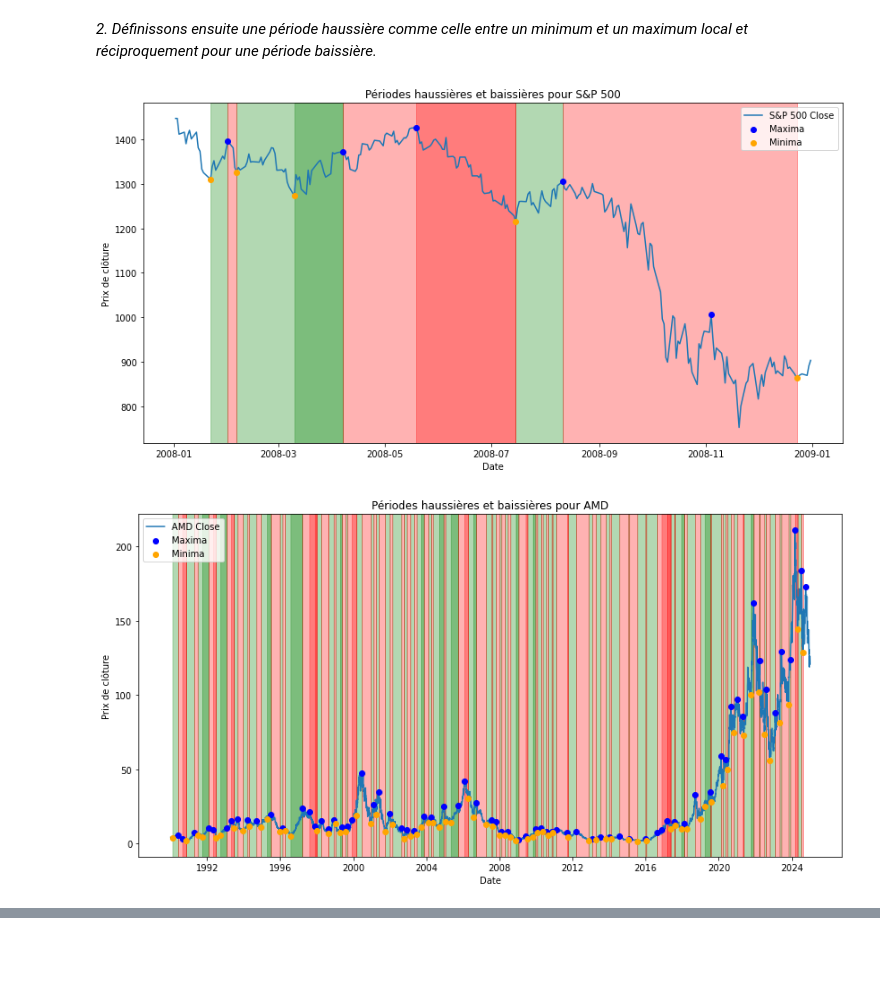
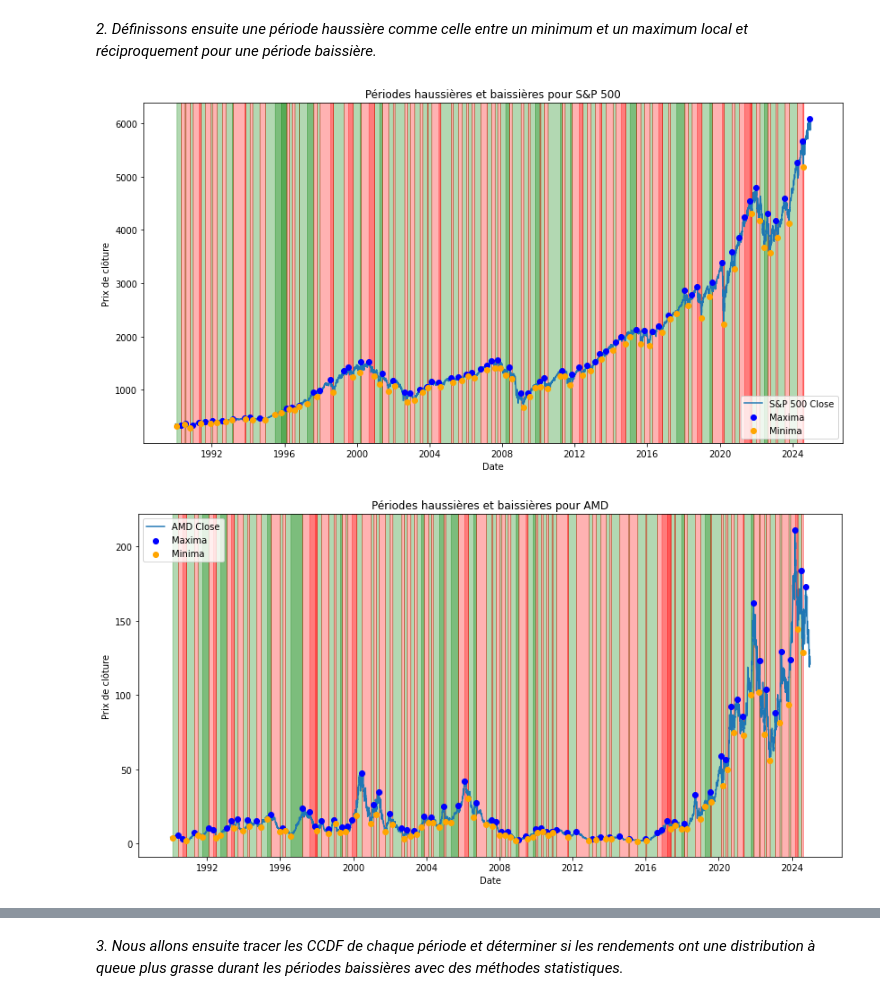
Before and after one commit to ethantrentin/Markets-Physic, a Jupyter notebook: TP1.ipynb, the cells around one changed output, grey strips where cells are left out. Saved outputs shown, nothing was run; the diff lists cells and outputs as text; code cells hidden in the pictures; blank space fills up the shorter version.

```diff
--- a/TP1.ipynb
+++ b/TP1.ipynb
@@ -369,7 +369,7 @@ Donc, malgré la présence de queues lourdes dans les rendements daily comme mon
 # %% [markdown]
 *1. D'abord, nous allons chercher les maxima et les minima locaux en utilisant scipy.signal.find_peaks.*
 # %%
-GPSC_daily = yf.download('^GSPC', start='2008-01-01', end='2009-01-01') # S&P 500
+GPSC_daily = yf.download('^GSPC', start='1990-01-01', end='2025-01-01') # S&P 500
 AMD_daily = yf.download('AMD', start='1990-01-01', end='2025-01-01') # Advanced Micro Devices
 MSFT_daily = yf.download('MSFT', start='1990-01-01', end='2025-01-01') # Microsoft
 INTC_daily = yf.download('INTC', start='1990-01-01', end='2025-01-01') # Intel Corporation
@@ -395,14 +395,14 @@ plt.show()
 # Recherche des maxima et minima locaux avec scipy.signal.find_peaks
 max_GPSC, _ = find_peaks(
     GPSC_daily["Close"].values.flatten(),
-    distance=2,   # 252 jours de bourse par an, 4 pics par an environ
+    distance=252/4,   # 252 jours de bourse par an, 4 pics par an environ
     prominence=5,   # A ajuster selon la volatilité du marché
     width=5         # Pour ne pas capturer de petits pics non significatifs
 )
 
 min_GPSC, _ = find_peaks(
     -GPSC_daily["Close"].values.flatten(),
-    distance=2,
+    distance=252/4,
     prominence=5,
     width=5
 )
@@ -601,35 +628,38 @@ def analyze_stock(min_indices, max_indices, min_values, max_values, stock_data,
             baissieres.append((stock_data.index[start_idx], stock_data.index[end_idx]))
 
     # On visualise les périodes
     plt.figure(figsize=(14, 7))
     # On trace la courbe du stock
     plt.plot(stock_data.index, stock_data["Close"], label=f'{stock_name} Close')
 
     for start, end in haussieres:
         # On ajoute des zones verticales de couleur verte pour les périodes hausières
         plt.axvspan(start, end, color='green', alpha=0.3)
 
     for start, end in baissieres:
         # On ajoute des zones verticales de couleur rouge pour les périodes baissières
         plt.axvspan(start, end, color='red', alpha=0.3)
 
     # On affiche les maxima sous la forme de points
     plt.scatter(stock_data.index[max_indices], max_values, color='blue', label='Maxima', zorder=3)
     # Idem pour les minima
     plt.scatter(stock_data.index[min_indices], min_values, color='orange', label='Minima', zorder=3)
 
     plt.title(f'Périodes haussières et baissières pour {stock_name}')
     plt.xlabel('Date')
     plt.ylabel('Prix de clôture')
     plt.legend()
     plt.show()
+    return haussieres, baissieres
 
 # Enfin, on applique la fonction créée pour chaque stock
 for stock, data in all_data.items():
     analyze_stock(data[0], data[1], data[2], data[3], data[4], data[5])
 # %% [output]
-[figure, old version]
+[figure, new version]
 [figure]
 [figure]
 [figure]
 [figure]
+# %% [markdown]
+*3. Nous allons ensuite tracer les CCDF de chaque période et déterminer si les rendements ont une distribution à queue plus grasse durant les périodes baissières avec des méthodes statistiques.*
```
Also changed, not shown: parts of 16 cells of this notebook.
